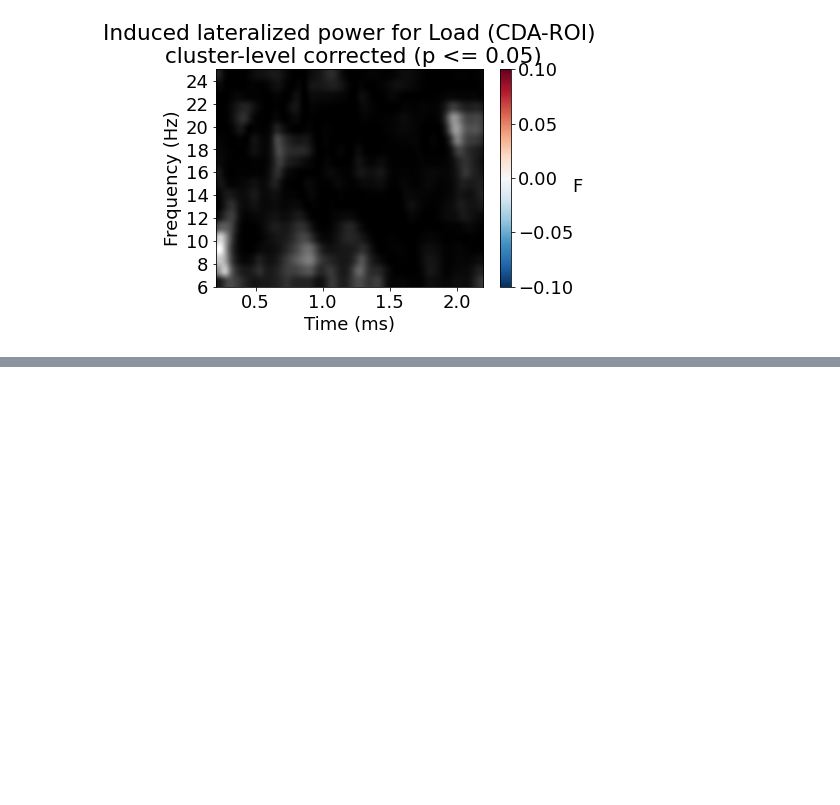
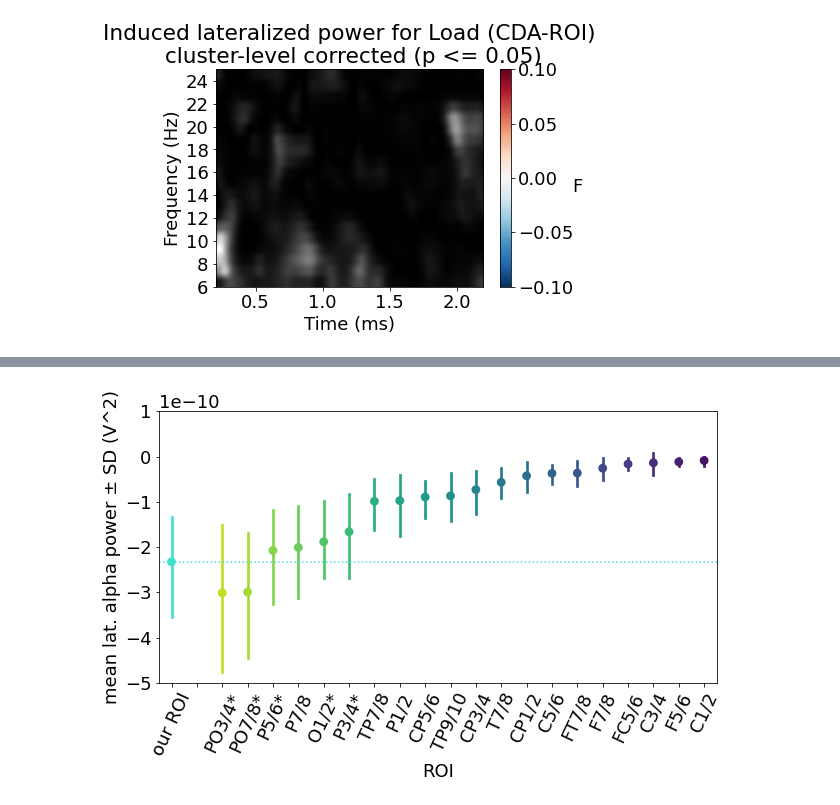
Before and after one commit to eioe/vMemEcc-Analyses, a Jupyter notebook: Analyses_Py/Pipeline_clean/03.2_evaluate_TFRs.ipynb, the cells around one changed output, grey strips where cells are left out. Saved outputs shown, nothing was run; the diff lists cells and outputs as text; code cells hidden in the pictures; blank space fills up the shorter version.

```diff
--- a/Analyses_Py/Pipeline_clean/03.2_evaluate_TFRs.ipynb
+++ b/Analyses_Py/Pipeline_clean/03.2_evaluate_TFRs.ipynb
@@ -584,9 +624,14 @@ ax.xaxis.label.set_visible(False)
 # crop to time of interest:
 mask_time = [(times >= -0.8) & (times <= 2.2)]
 data = np.array(diffs_stdalpha_mean)[:, mask_time[0]]
+
+threshold = None  # let MNE calc threshold
+n_permutations = 10000
+p_thresh = 0.05
+
 T_obs, clusters, c_pvals = run_cbp_test(data,
                                         p_initial=0.05,
-                                        p_thresh=0.05,
+                                        p_thresh=p_thresh,
                                         n_perm=10000)
 
 
@@ -902,0 +1009,8 @@ Done.
+# %%
+# get pwr diff data (alpha) for all channels and time points
+region_dict = mne.channels.make_1020_channel_selections(grand_avgtfr_all.info)
+
+diffs = get_condition_pwrdiff_df('Ecc', cond_dict, sub_list_str,
+                                roi_contra=[ch_names[i] for i in region_dict['Left']],
+                                roi_ipsi=[ch_names[i] for i in region_dict['Right']],
+                                avg_chans=False)
@@ -902,0 +1035,21 @@ Done.
+# %%
+# crop to sign cluster & average per channel
+
+diffs_cluster = diffs[(diffs['time'] >= cluster_dict['t_start']) &
+                      (diffs['time'] <= cluster_dict['t_stop'])]
+# %%
+mean_diffs = dict()
+mean_latalpha = dict()
+mean_diffs['all'] = diffs_cluster.groupby(['subID', 'ch_name'])['pwr'].mean().reset_index()
+mean_latalpha['all'] = mean_diffs['all'].pivot(index='subID', columns='ch_name', values='pwr')
+
+conds_ecc = ['EccS', 'EccM', 'EccL']
+for cond in conds_ecc:
+    mean_diffs[cond] = diffs_cluster[diffs_cluster['Ecc']==cond].groupby(['subID', 'ch_name'])['pwr'].mean().reset_index()
+    mean_latalpha[cond] = mean_diffs[cond].pivot(index='subID', columns='ch_name', values='pwr')
+ch_names_df = list(mean_latalpha['all'].columns)
+# %%
+fig1, ax1 = plt.subplots(1,1, figsize=(10, 5))
+pal = plot_mean_latalpha_roi(np.array(mean_latalpha['all']), ch_names_df, ax=ax1)
+# %% [output]
+[figure, added]
```
Also changed, not shown: parts of 23 cells of this notebook, 1 other file.
